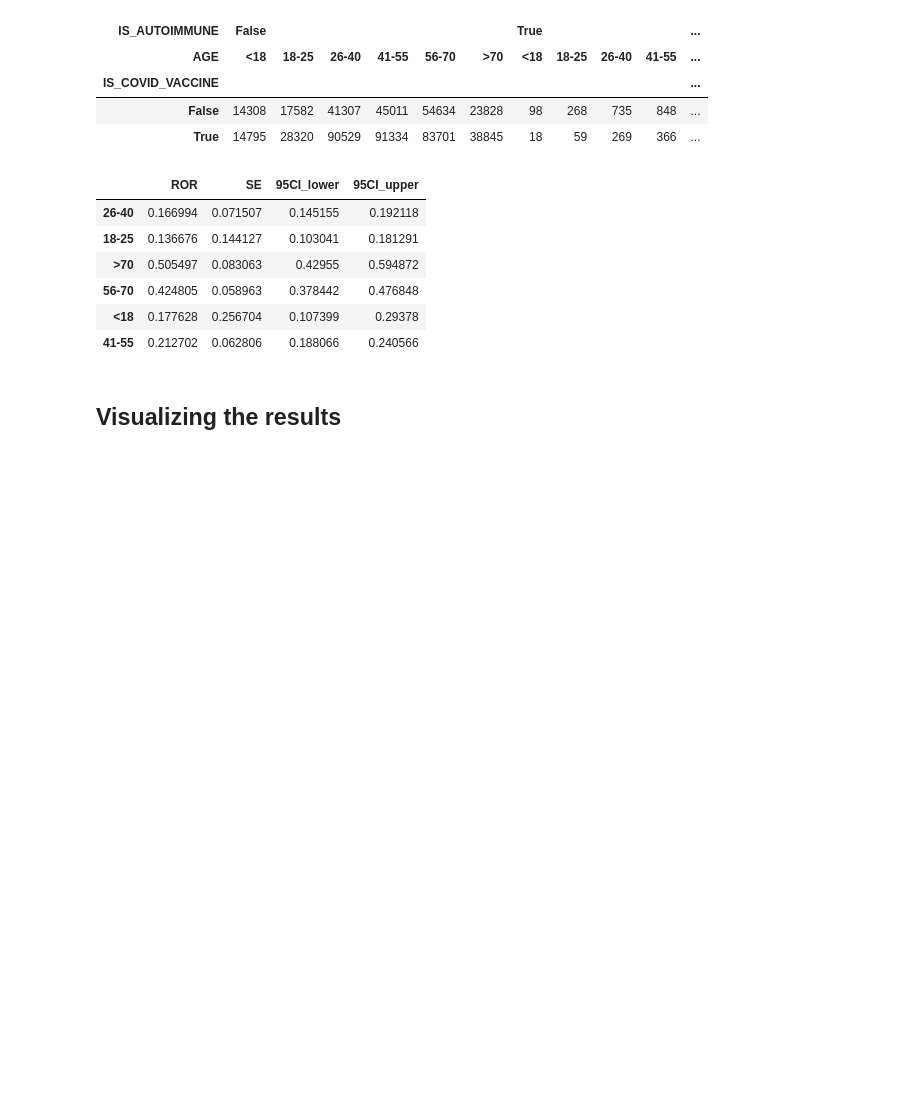
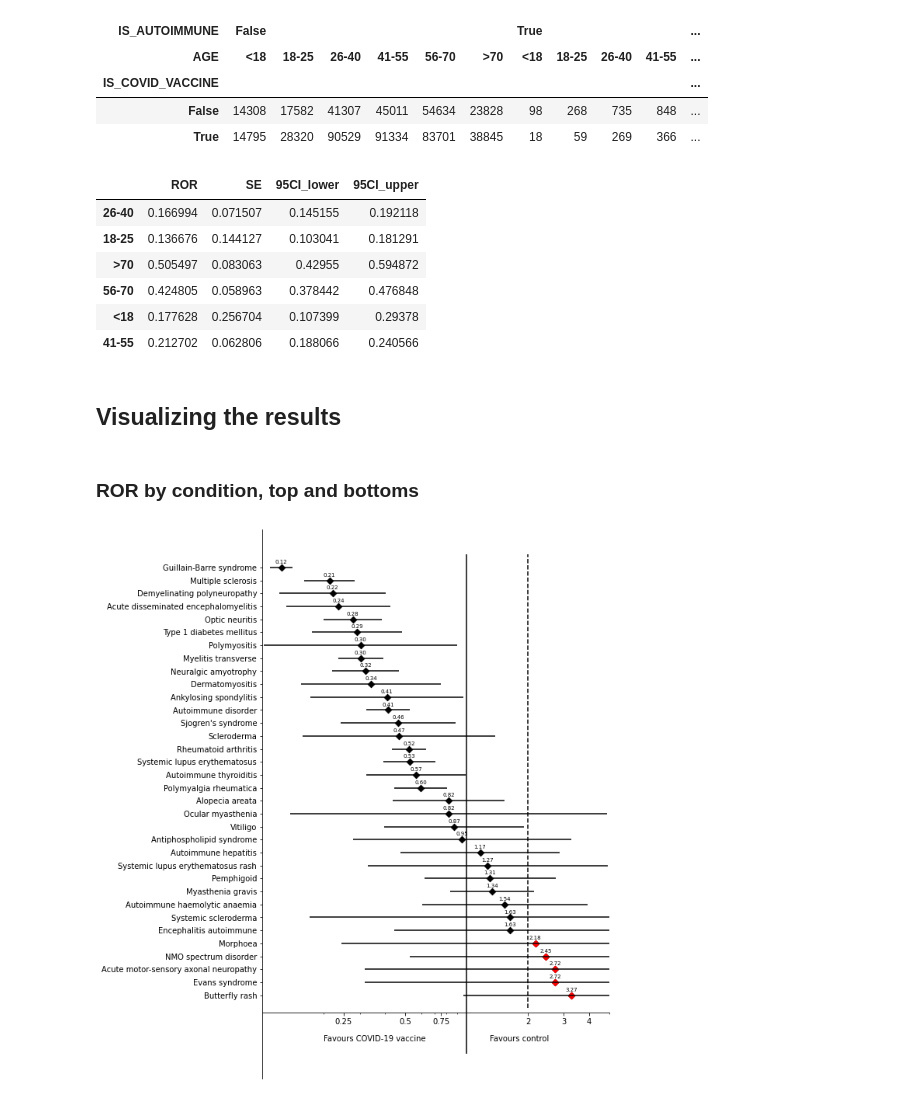
Before and after one commit to chrisvoncsefalvay/covid-19-autoimmune-aefis, a Jupyter notebook: src/Reporting case control study of COVID-19 vaccine AEFIs.ipynb, the cells around one changed output. Drawn from its saved outputs; the diff is of its cells as text; code cells hidden in the pictures; blank space fills up the shorter version.

Commit message:
Added forest plot.

```diff
--- a/src/Reporting case control study of COVID-19 vaccine AEFIs.ipynb
+++ b/src/Reporting case control study of COVID-19 vaccine AEFIs.ipynb
@@ -255,6 +255,10 @@ for symptom in symptom_iterator:
     res.loc[symptom, "SE"] = SE
     res.loc[symptom, "95CI_upper"] = np.e ** (np.log(OR) + 1.96 * SE)
     res.loc[symptom, "95CI_lower"] = np.e ** (np.log(OR) - 1.96 * SE)
+    res.loc[symptom, "a"] = a
+    res.loc[symptom, "b"] = b
+    res.loc[symptom, "c"] = c
+    res.loc[symptom, "d"] = d
 # %%
 autoimmune_conditions = (
     "Alveolar proteinosis",
@@ -558,3 +568,48 @@ odds_ratios_by_age_group
 | 41-55 | 0.212702 | 0.062806 | 0.188066 | 0.240566 |
 # %% [markdown]
 ## Visualizing the results
+# %% [markdown]
+### ROR by condition, top and bottoms
+# %%
+odds_ratios = odds_ratios.apply(pd.to_numeric)[odds_ratios.ROR > 0].rename({
+    "Neuromyelitis optica spectrum disorder": "NMO spectrum disorder",
+    "Paediatric autoimmune neuropsychiatric disorders associated with streptococcal infection": "PANDAS",
+    "Chronic inflammatory demyelinating polyradiculoneuropathy": "CIDP"
+})
+size_index = odds_ratios[odds_ratios.ROR > 0].groupby("SYMPTOM")["ROR"].nlargest().index
+
+fringe_odds_ratios = odds_ratios.loc[size_index[:10], :].append(odds_ratios.loc[size_index[-10:], :]).sort_values(by="ROR", ascending=False)
+# %%
+odds_ratios = odds_ratios[odds_ratios["95CI_lower"] > 0.1]
+
+fig, ax = plt.subplots(figsize=(8, 13))
+
+ax.scatter(odds_ratios.ROR, odds_ratios.index, marker="D", color="k")
+
+ax.vlines(x=1, ymin=-4.5, ymax=len(odds_ratios.index), colors="k")
+ax.vlines(x=2, ymin=-1, ymax=len(odds_ratios.index), colors="k", linestyles="--")
+
+for idx, val in enumerate(odds_ratios.index):
+    ax.hlines(y=idx, xmin=odds_ratios.loc[val, "95CI_lower"], xmax=odds_ratios.loc[val, "95CI_upper"], color="k")
+    ax.text(y = idx + 0.3, x = odds_ratios.loc[val, "ROR"], s = f"{odds_ratios.loc[val, 'ROR']:.2f}", horizontalalignment="center", fontsize="x-small")
+
+ax.set_xscale("log")
+ax.set_xlim(1e-1, 5e0)
+
+ax.spines.left.set_position(("axes", 0.0))
+ax.spines.right.set_color("none")
+ax.spines.bottom.set_position(("axes", 0.12))
+ax.spines.top.set_color("none")
+ax.xaxis.set_ticks_position("bottom")
+ax.yaxis.set_ticks_position("left")
+
+
+ax.text(2e-1, -3.55, "Favours COVID-19 vaccine")
+ax.text(1 + 3e-1, -3.55, "Favours control")
+
+ax.scatter(odds_ratios[odds_ratios.ROR >= 2].ROR, odds_ratios[odds_ratios.ROR >= 2].index, marker="D", color="r")
+ax.set_xticks([0.25, 0.5, 0.75, 2, 3, 4])
+ax.set_xticklabels([0.25, 0.5, 0.75, 2, 3, 4])
+plt.show()
+# %% [output]
+[figure, added]
```
Also changed, not shown: parts of 2 cells of this notebook.
